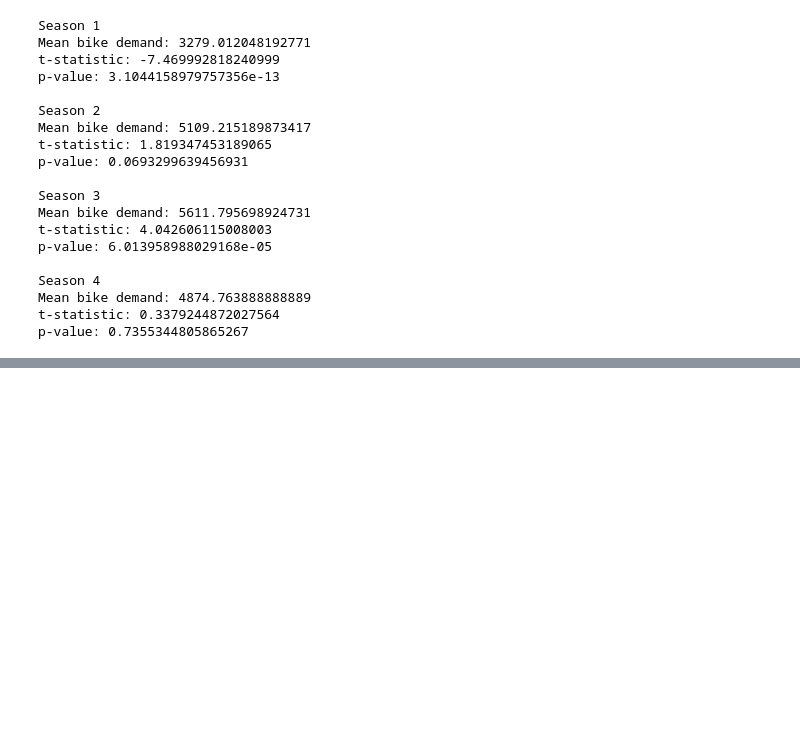
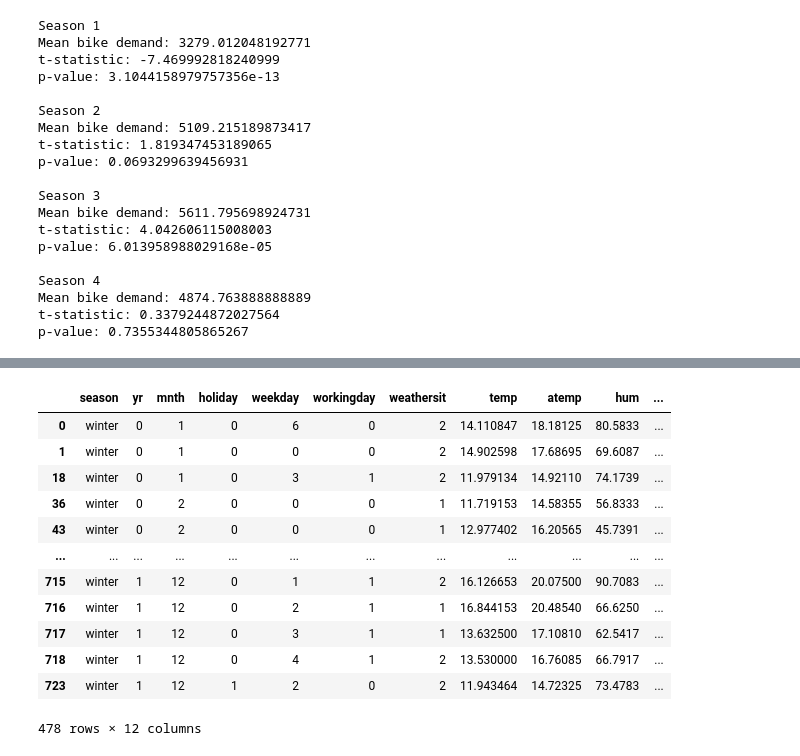
Before and after one commit to MrBinit/US-Home-Prices-Supply-Demand, a Jupyter notebook: assignment.ipynb, the cells around one changed output, grey strips where cells are left out. Drawn from its saved outputs; the diff is of its cells as text; code cells hidden in the pictures; blank space fills up the shorter version.

```diff
--- a/assignment.ipynb
+++ b/assignment.ipynb
@@ -439,0 +490,27 @@ p-value: 0.7355344805865267
+# %%
+def seasonname (x):
+    if x == 1 :
+        return 'spring'
+    elif x ==2:
+        return 'summer'
+    elif x == 3:
+        return 'fall'
+    else:
+        return 'winter'
+# %%
+day_copy['season'] = day_copy['season'].apply(seasonname)
+day_copy
+# %% [output]
+|  | season | yr | mnth | holiday | weekday | workingday | weathersit | temp | atemp | hum | ... |
+| 0 | winter | 0 | 1 | 0 | 6 | 0 | 2 | 14.110847 | 18.18125 | 80.5833 | ... |
+| 1 | winter | 0 | 1 | 0 | 0 | 0 | 2 | 14.902598 | 17.68695 | 69.6087 | ... |
+| 18 | winter | 0 | 1 | 0 | 3 | 1 | 2 | 11.979134 | 14.92110 | 74.1739 | ... |
+| 36 | winter | 0 | 2 | 0 | 0 | 0 | 1 | 11.719153 | 14.58355 | 56.8333 | ... |
+| 43 | winter | 0 | 2 | 0 | 0 | 0 | 1 | 12.977402 | 16.20565 | 45.7391 | ... |
+| ... | ... | ... | ... | ... | ... | ... | ... | ... | ... | ... | ... |
+| 715 | winter | 1 | 12 | 0 | 1 | 1 | 2 | 16.126653 | 20.07500 | 90.7083 | ... |
+| 716 | winter | 1 | 12 | 0 | 2 | 1 | 1 | 16.844153 | 20.48540 | 66.6250 | ... |
+| 717 | winter | 1 | 12 | 0 | 3 | 1 | 1 | 13.632500 | 17.10810 | 62.5417 | ... |
+| 718 | winter | 1 | 12 | 0 | 4 | 1 | 2 | 13.530000 | 16.76085 | 66.7917 | ... |
+| 723 | winter | 1 | 12 | 1 | 2 | 0 | 2 | 11.943464 | 14.72325 | 73.4783 | ... |
+478 rows × 12 columns
```
Also changed, not shown: parts of 7 cells of this notebook.
